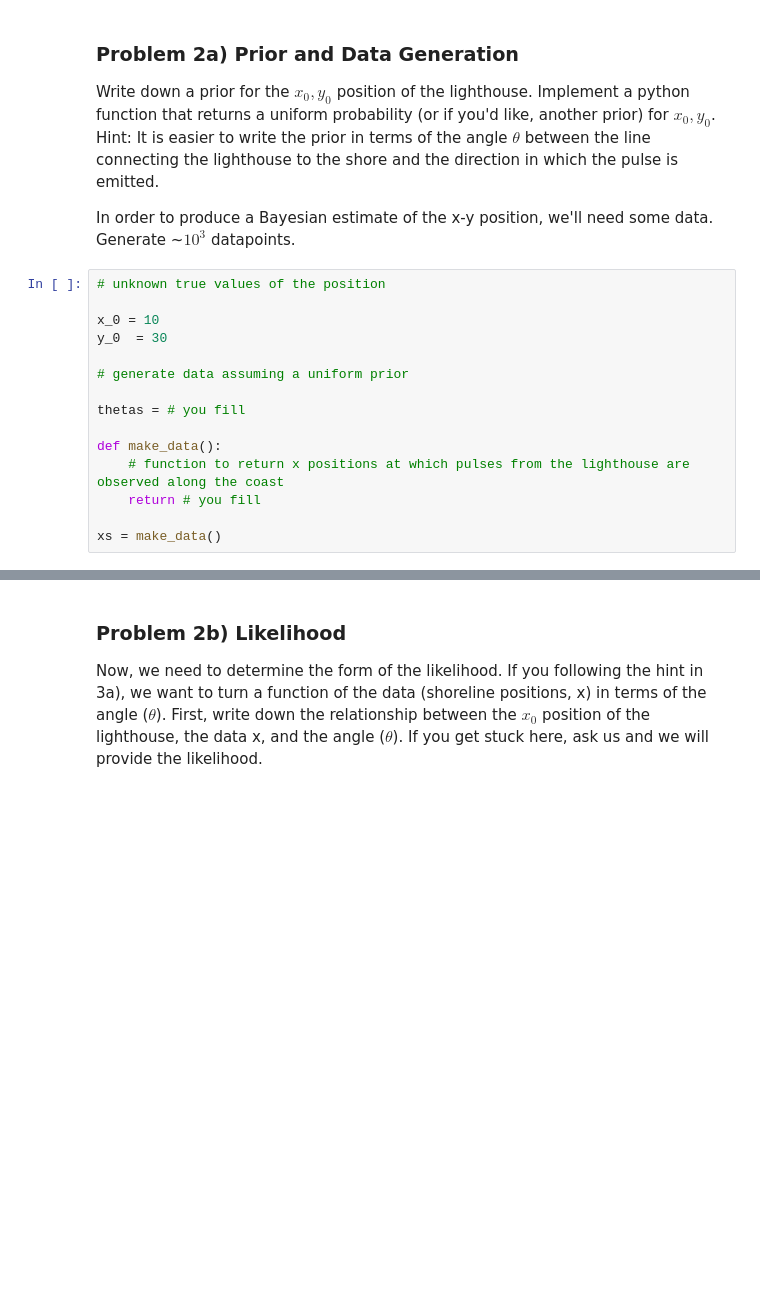
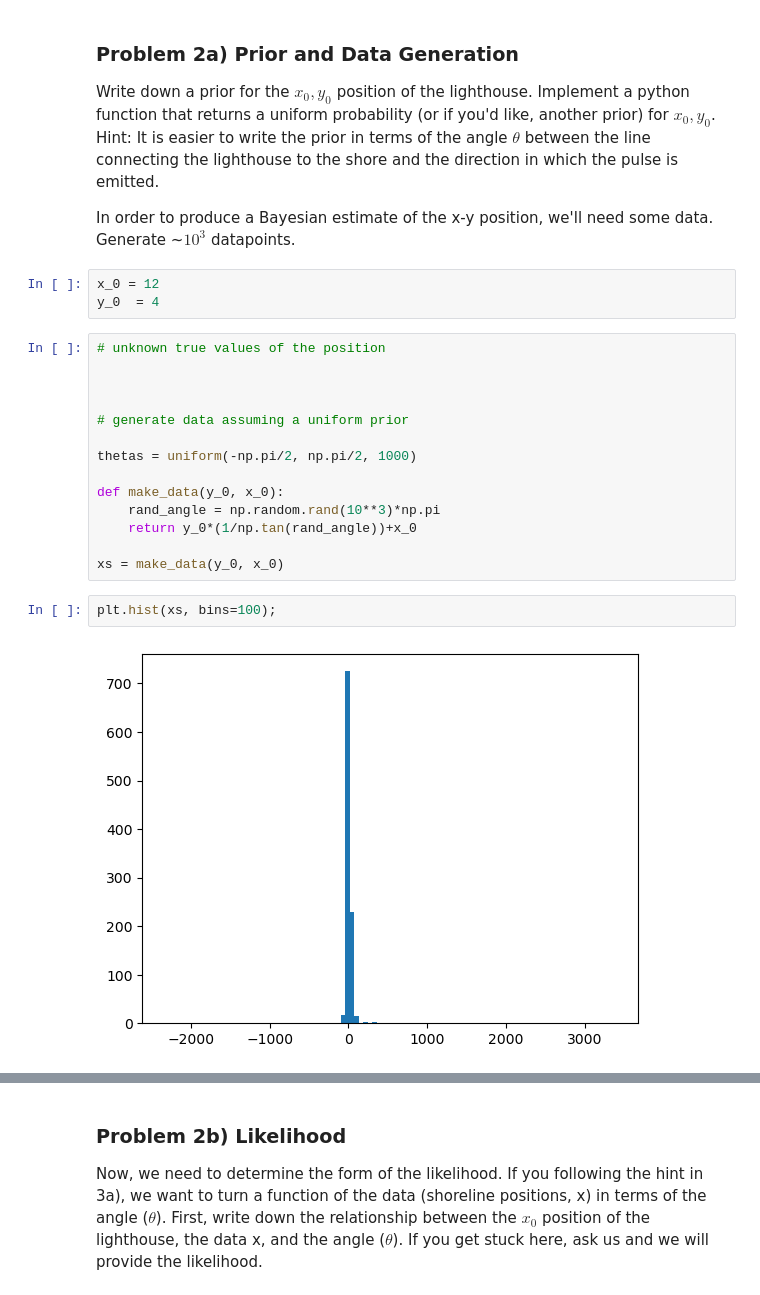
Before and after one commit to nassmohammed/Session-23, a Jupyter notebook: Day2/Priors, Likelihoods, Posteriors, and All That Problems (No solutions).ipynb, the cells around one changed output, grey strips where cells are left out. Drawn from its saved outputs; the diff is of its cells as text; blank space fills up the shorter version.

```diff
--- a/Day2/Priors, Likelihoods, Posteriors, and All That Problems (No solutions).ipynb
+++ b/Day2/Priors, Likelihoods, Posteriors, and All That Problems (No solutions).ipynb
@@ -115,18 +131,24 @@ import matplotlib.pyplot as plt
 Write down a prior for the $x_0, y_0$ position of the lighthouse. Implement a python function that returns a uniform probability (or if you'd like, another prior) for $x_0, y_0$. Hint: It is easier to write the prior in terms of the angle $\theta$ between the line connecting the lighthouse to the shore and the direction in which the pulse is emitted.
 
 In order to produce a Bayesian estimate of the x-y position, we'll need some data. Generate ~$10^3$ datapoints.
+# %%
+x_0 = 12
+y_0  = 4
 # %%
 # unknown true values of the position
 
-x_0 = 10
-y_0  = 30
+
 
 # generate data assuming a uniform prior
 
-thetas = # you fill
+thetas = uniform(-np.pi/2, np.pi/2, 1000)
 
-def make_data():
-    # function to return x positions at which pulses from the lighthouse are observed along the coast
-    return # you fill
+def make_data(y_0, x_0):
+    rand_angle = np.random.rand(10**3)*np.pi
+    return y_0*(1/np.tan(rand_angle))+x_0
 
-xs = make_data()
+xs = make_data(y_0, x_0)
+# %%
+plt.hist(xs, bins=100);
+# %% [output]
+[figure, added]
```
Also changed, not shown: parts of 5 cells of this notebook.
